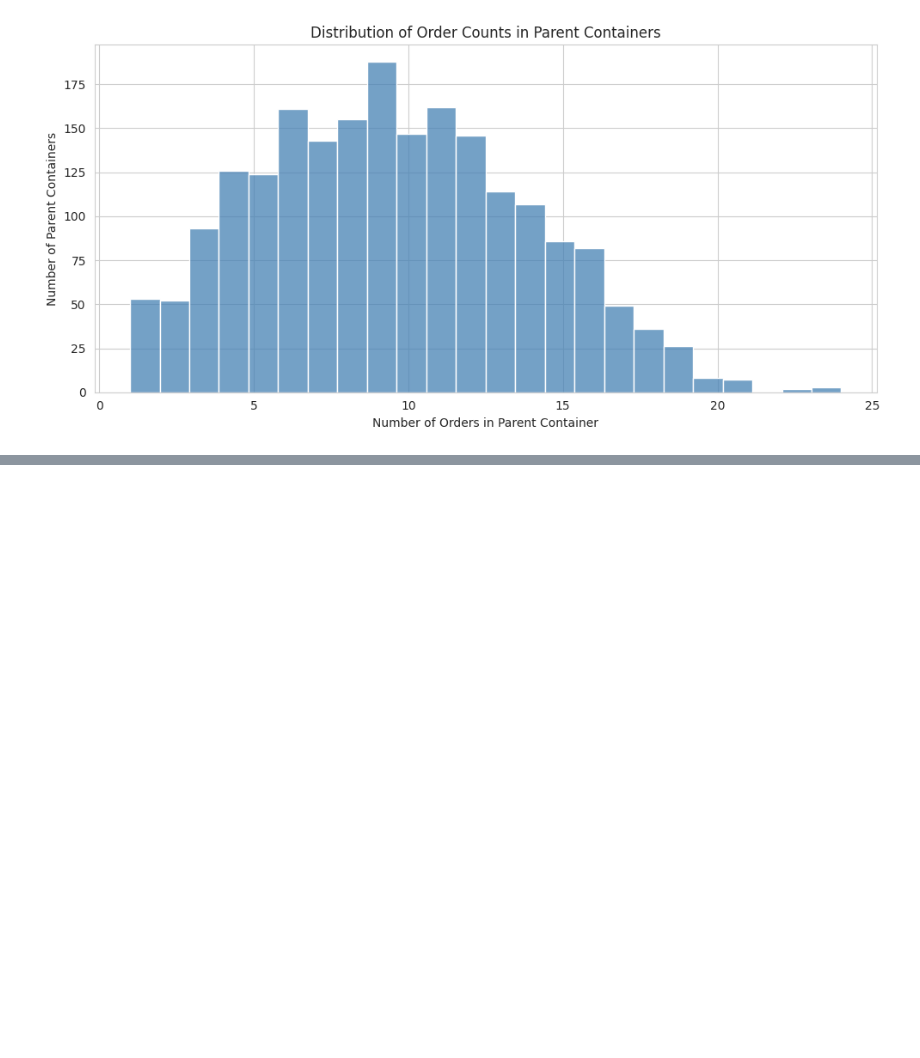
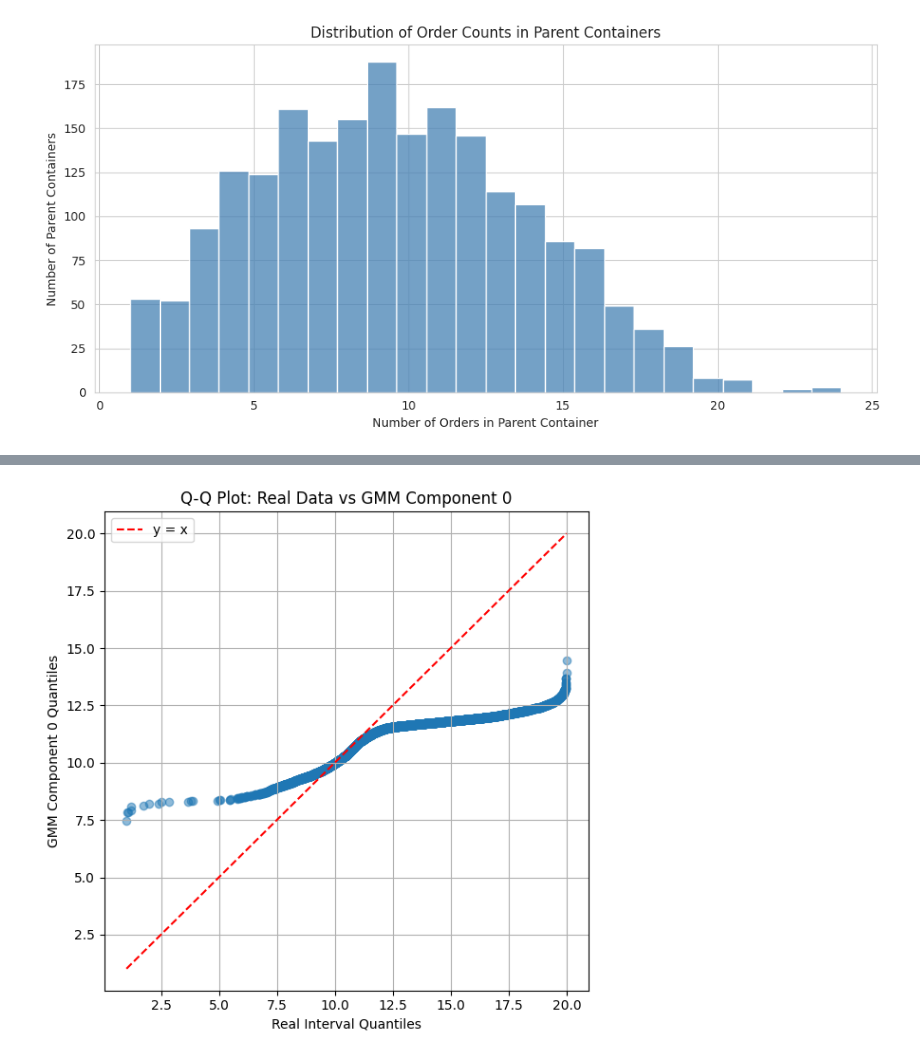
Before and after one commit to TomTom2028/SoftwareSim, a Jupyter notebook: AnalysisData.ipynb, the cells around one changed output, grey strips where cells are left out. Cells and saved outputs as stored; diff of their text form; code cells hidden in the pictures; blank space fills up the shorter version.

Commit message:
normale verdeling?

```diff
--- a/AnalysisData.ipynb
+++ b/AnalysisData.ipynb
@@ -629,0 +688,30 @@ plt.tight_layout()
+# %%
+
+# Extract the parameters of the first component (index 0)
+mean_0 = gmm.means_[0, 0]
+std_0 = np.sqrt(gmm.covariances_[0, 0])
+
+# Generate 1000 samples from just this Gaussian
+
+samples_0 = np.random.normal(loc=mean_0, scale=std_0, size=len(fixed_intervals))
+
+
+# Sort both sets
+sorted_real = np.sort(fixed_intervals.values)
+sorted_synth = np.sort(samples_0)
+
+# Q-Q plot
+plt.figure(figsize=(6, 6))
+plt.scatter(sorted_real, sorted_synth, alpha=0.5)
+plt.plot([sorted_real.min(), sorted_real.max()],
+         [sorted_real.min(), sorted_real.max()], 'r--', label='y = x')
+
+plt.xlabel('Real Interval Quantiles')
+plt.ylabel('GMM Component 0 Quantiles')
+plt.title('Q-Q Plot: Real Data vs GMM Component 0')
+plt.grid(True)
+plt.legend()
+plt.tight_layout()
+plt.show()
+# %% [output]
+[figure, added]
```
Also changed, not shown: parts of 6 cells of this notebook.
